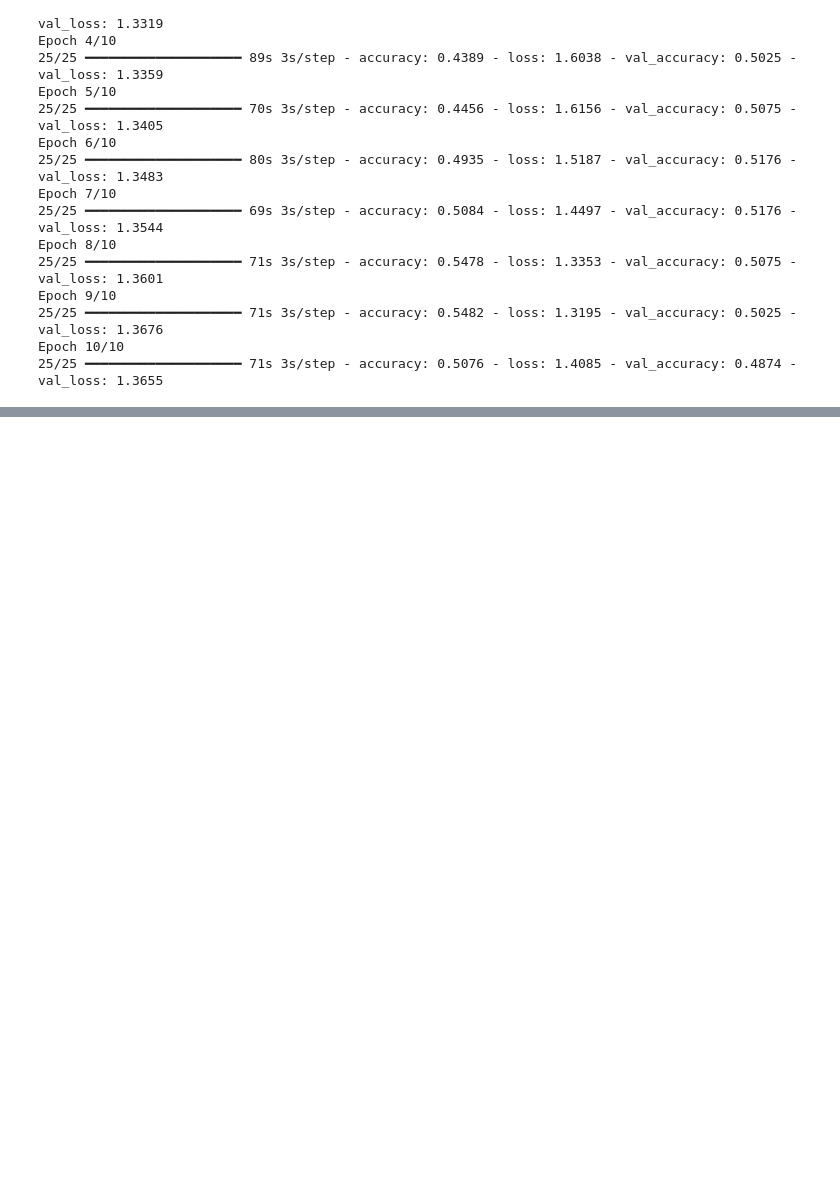
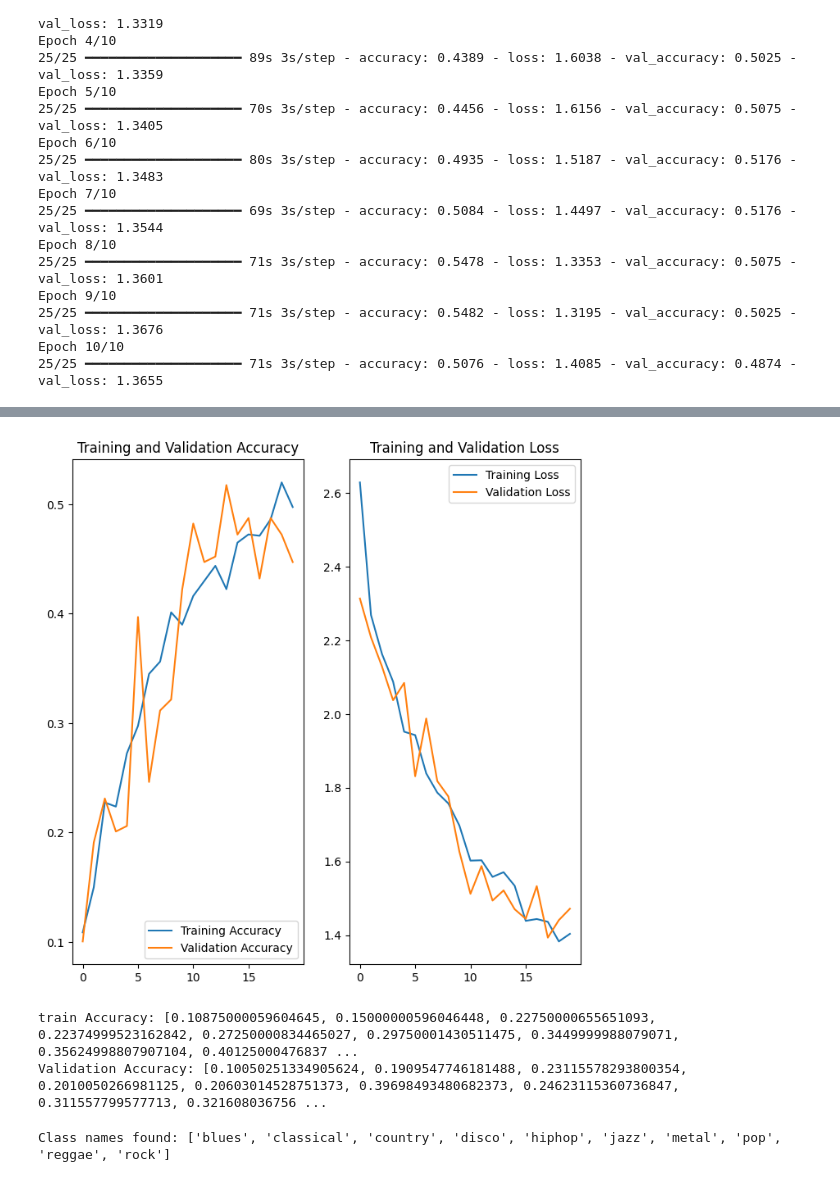
Before and after one commit to Orth33/music-genre-classification, a Jupyter notebook: Music_Genre_Classification.ipynb, the cells around one changed output, grey strips where cells are left out. Cells and saved outputs as stored; diff of their text form; code cells hidden in the pictures; blank space fills up the shorter version.

```diff
--- a/Music_Genre_Classification.ipynb
+++ b/Music_Genre_Classification.ipynb
@@ -406,0 +601,8 @@ history_finetune = model.fit(
+# %%
+# 4. Train
+epochs = 20
+history = model.fit(
+    train_ds,
+    validation_data=val_ds,
+    epochs=epochs
+)
@@ -406,0 +629,37 @@ history_finetune = model.fit(
+# %%
+acc = history.history['accuracy']
+val_acc = history.history['val_accuracy']
+loss = history.history['loss']
+val_loss = history.history['val_loss']
+
+plt.figure(figsize=(8, 8))
+plt.subplot(1, 2, 1)
+plt.plot(acc, label='Training Accuracy')
+plt.plot(val_acc, label='Validation Accuracy')
+plt.legend(loc='lower right')
+plt.title('Training and Validation Accuracy')
+
+plt.subplot(1, 2, 2)
+plt.plot(loss, label='Training Loss')
+plt.plot(val_loss, label='Validation Loss')
+plt.legend(loc='upper right')
+plt.title('Training and Validation Loss')
+plt.show()
+# %% [output]
+[figure, added]
+# %%
+print("train Accuracy:", acc)
+print("Validation Accuracy:", val_acc)
+# %% [output]
+train Accuracy: [0.10875000059604645, 0.15000000596046448, 0.22750000655651093, 0.22374999523162842, 0.27250000834465027, 0.29750001430511475, 0.3449999988079071, 0.35624998807907104, 0.40125000476837 ...
+Validation Accuracy: [0.10050251334905624, 0.1909547746181488, 0.23115578293800354, 0.2010050266981125, 0.20603014528751373, 0.39698493480682373, 0.24623115360736847, 0.311557799577713, 0.321608036756 ...
+# %%
+# 2. Get Class Names manually from the directory
+import os
+data_path = '/kaggle/input/gtzan-dataset-music-genre-classification/Data/genres_original'
+class_names = sorted([d for d in os.listdir(data_path) if os.path.isdir(os.path.join(data_path, d))])
+
+# Verify we have 10 classes
+print(f"Class names found: {class_names}")
+# %% [output]
+Class names found: ['blues', 'classical', 'country', 'disco', 'hiphop', 'jazz', 'metal', 'pop', 'reggae', 'rock']
```
Also changed, not shown: parts of 18 cells of this notebook.
